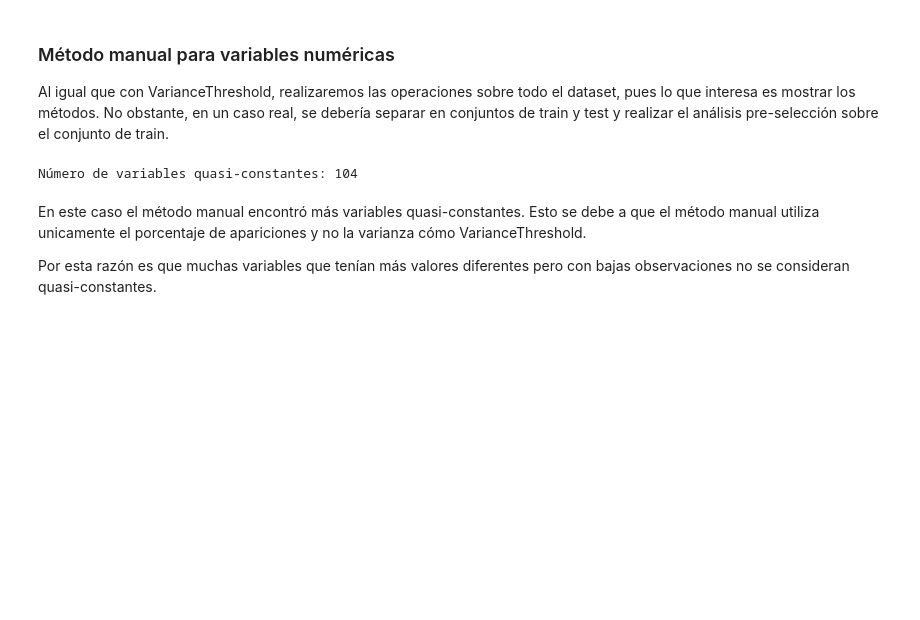
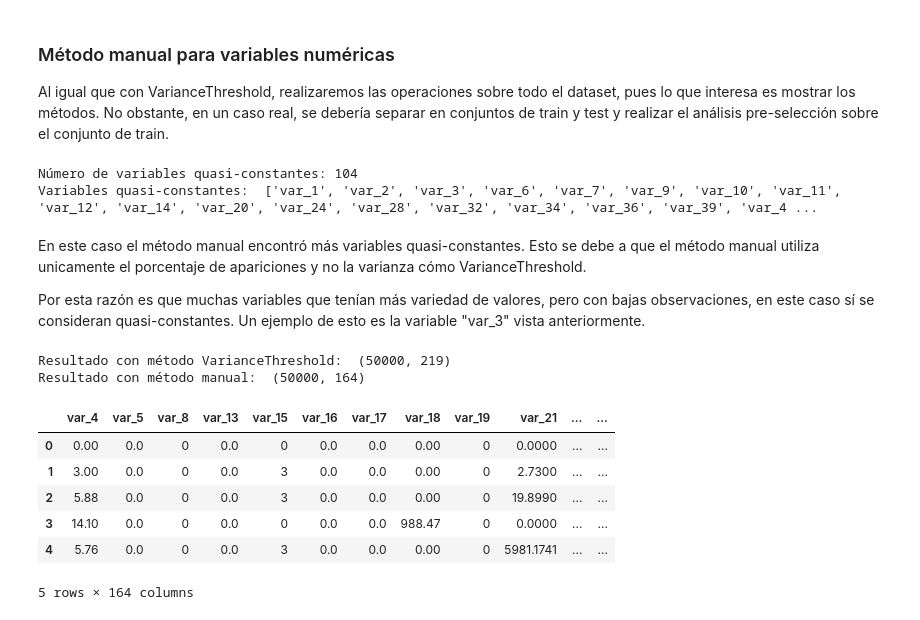
Before and after one commit to GabrielVargasR/University-Artificial-Intelligence, a Jupyter notebook: TC3 - Regression and Feature Engineering/1. Constant & Quasi-Constant features.ipynb, the cells around one changed output. Saved outputs shown, nothing was run; the diff lists cells and outputs as text; code cells hidden in the pictures; blank space fills up the shorter version.

Commit message:
TC-3 Quasi-Constant Summary

```diff
--- a/TC3 - Regression and Feature Engineering/1. Constant & Quasi-Constant features.ipynb
+++ b/TC3 - Regression and Feature Engineering/1. Constant & Quasi-Constant features.ipynb
@@ -238,7 +271,7 @@ quasi_constant_features = []
 
 for feature in data_1.columns:
 
-    # Se busca el porcentaje de observación del valor que comparten la mayoría de observaciones
+    # Se busca el porcentaje de observación del valor predominante en cada columna
 
     predominant = (data_1[feature].value_counts() / float(
         len(data_1))).sort_values(ascending=False).values[0]
@@ -248,10 +281,31 @@ for feature in data_1.columns:
         quasi_constant_features.append(feature)
 
 print("Número de variables quasi-constantes:",len(quasi_constant_features))
+
+print("Variables quasi-constantes: ", quasi_constant_features )
 # %% [output]
 Número de variables quasi-constantes: 104
+Variables quasi-constantes:  ['var_1', 'var_2', 'var_3', 'var_6', 'var_7', 'var_9', 'var_10', 'var_11', 'var_12', 'var_14', 'var_20', 'var_24', 'var_28', 'var_32', 'var_34', 'var_36', 'var_39', 'var_4 ...
 # %% [markdown]
 En este caso el método manual encontró más variables quasi-constantes.
 Esto se debe a que el método manual utiliza unicamente el porcentaje de apariciones y no la varianza cómo VarianceThreshold.
 
-Por esta razón es que muchas variables que tenían más valores diferentes pero con bajas observaciones no se consideran quasi-constantes.
+Por esta razón es que muchas variables que tenían más variedad de valores, pero con bajas observaciones, en este caso sí se consideran quasi-constantes. Un ejemplo de esto es la variable "var_3" vista anteriormente.
+# %%
+# Se eliminan las variables quasi-constantes
+data_1.drop(labels=quasi_constant_features, axis=1, inplace=True)
+
+print("Resultado con método VarianceThreshold: ", data.shape)
+print("Resultado con método manual: ", data_1.shape)
+
+data_1.head()
+# %% [output]
+Resultado con método VarianceThreshold:  (50000, 219)
+Resultado con método manual:  (50000, 164)
+|  | var_4 | var_5 | var_8 | var_13 | var_15 | var_16 | var_17 | var_18 | var_19 | var_21 | ... | ... |
+| 0 | 0.00 | 0.0 | 0 | 0.0 | 0 | 0.0 | 0.0 | 0.00 | 0 | 0.0000 | ... | ... |
+| 1 | 3.00 | 0.0 | 0 | 0.0 | 3 | 0.0 | 0.0 | 0.00 | 0 | 2.7300 | ... | ... |
+| 2 | 5.88 | 0.0 | 0 | 0.0 | 3 | 0.0 | 0.0 | 0.00 | 0 | 19.8990 | ... | ... |
+| 3 | 14.10 | 0.0 | 0 | 0.0 | 0 | 0.0 | 0.0 | 988.47 | 0 | 0.0000 | ... | ... |
+| 4 | 5.76 | 0.0 | 0 | 0.0 | 3 | 0.0 | 0.0 | 0.00 | 0 | 5981.1741 | ... | ... |
+5 rows × 164 columns
```
Also changed, not shown: parts of 6 cells of this notebook.
